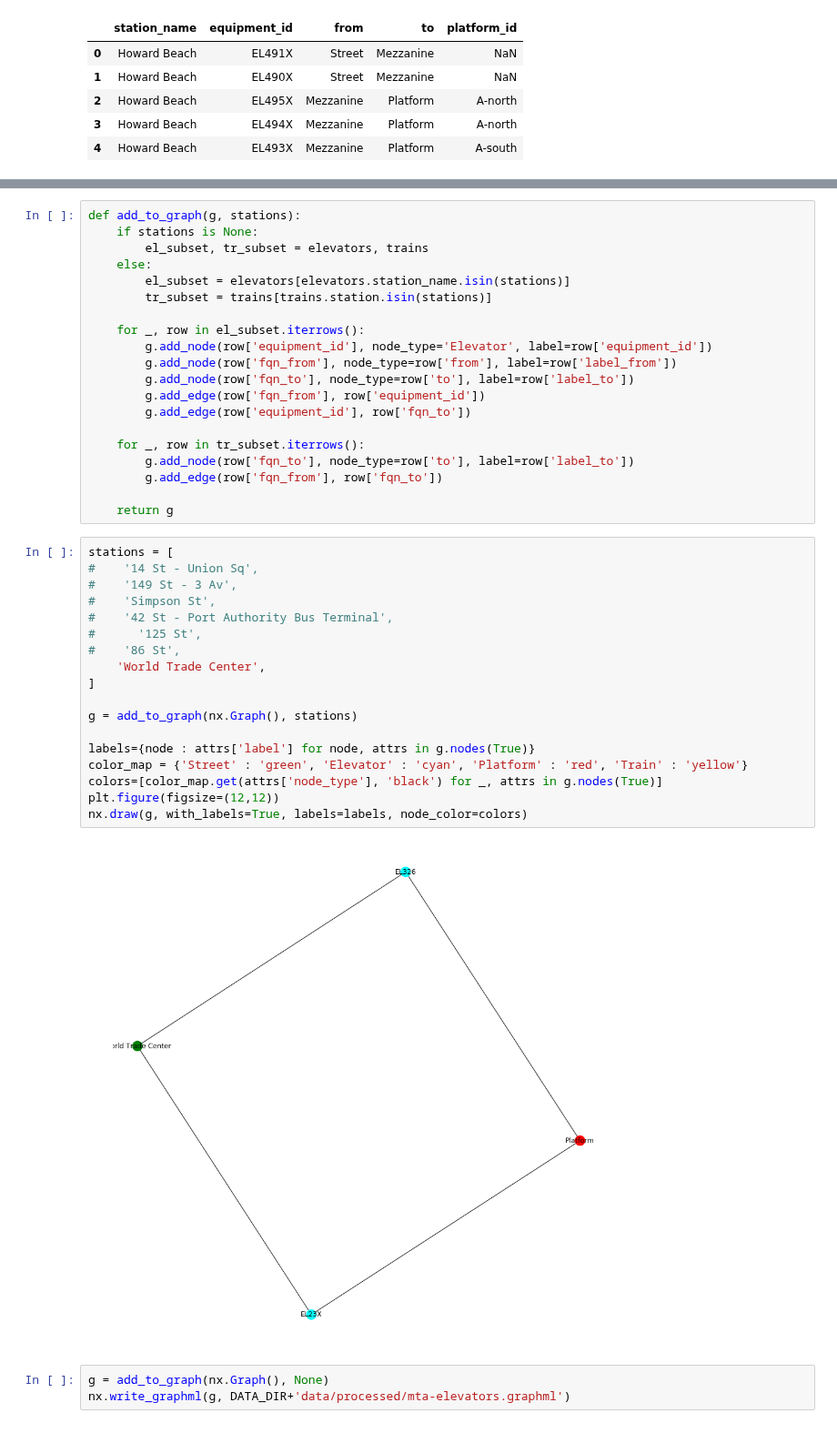
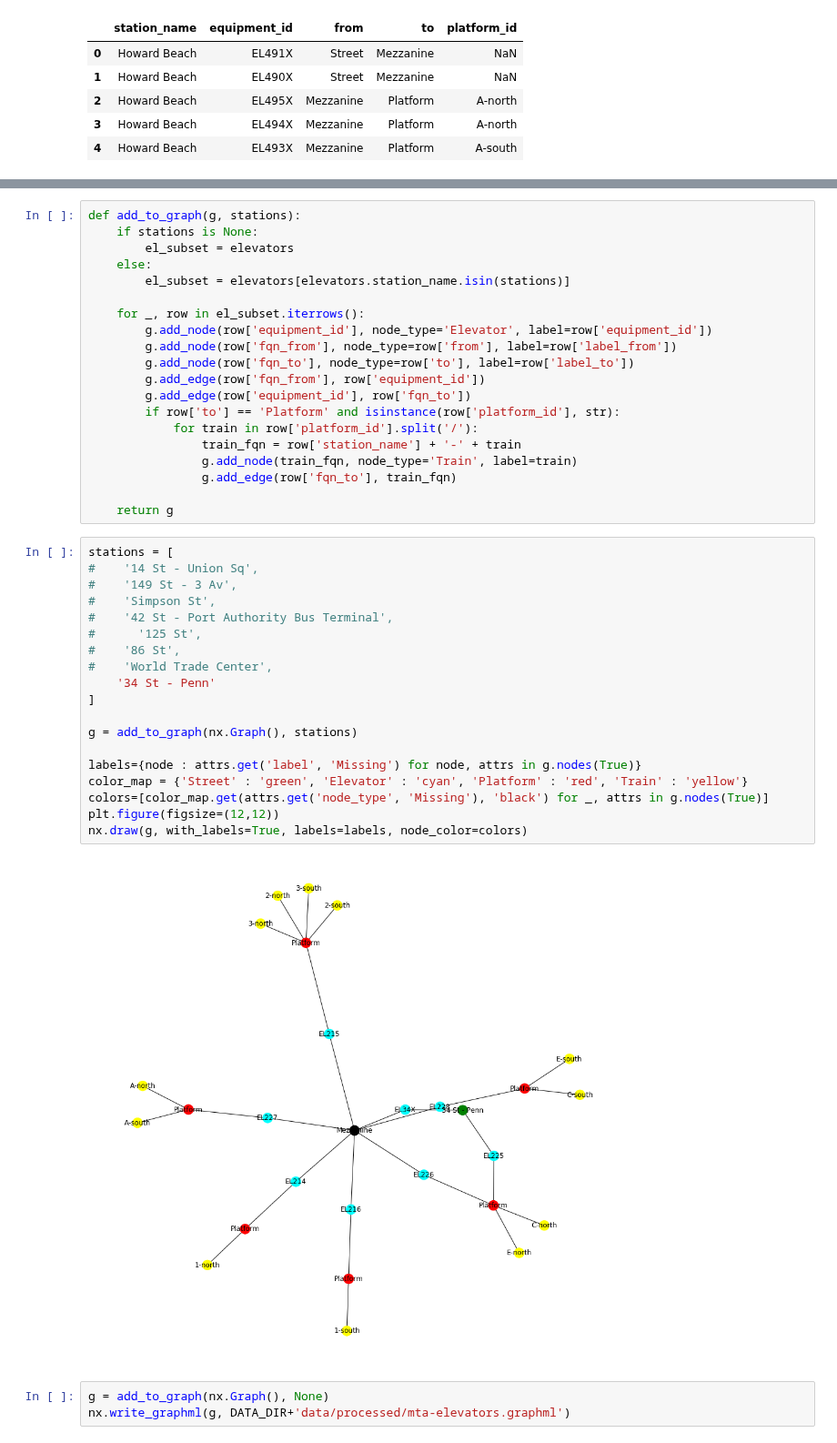
Before and after one commit to tsdataclinic/mta, a Jupyter notebook: notebooks/network/station-graph-maker.ipynb, the cells around one changed output, grey strips where cells are left out. Shown at 91% size. Saved outputs shown, nothing was run; the diff lists cells and outputs as text.

Commit message:
Parse train names from platform_id

```diff
--- a/notebooks/network/station-graph-maker.ipynb
+++ b/notebooks/network/station-graph-maker.ipynb
@@ -181,10 +150,9 @@ trains
 # %%
 def add_to_graph(g, stations):
     if stations is None:
-        el_subset, tr_subset = elevators, trains
+        el_subset = elevators
     else:
         el_subset = elevators[elevators.station_name.isin(stations)]
-        tr_subset = trains[trains.station.isin(stations)]
 
     for _, row in el_subset.iterrows():
         g.add_node(row['equipment_id'], node_type='Elevator', label=row['equipment_id'])
@@ -192,32 +160,34 @@ def add_to_graph(g, stations):
         g.add_node(row['fqn_to'], node_type=row['to'], label=row['label_to'])
         g.add_edge(row['fqn_from'], row['equipment_id'])
         g.add_edge(row['equipment_id'], row['fqn_to'])
-
-    for _, row in tr_subset.iterrows():
-        g.add_node(row['fqn_to'], node_type=row['to'], label=row['label_to'])
-        g.add_edge(row['fqn_from'], row['fqn_to'])
+        if row['to'] == 'Platform' and isinstance(row['platform_id'], str):
+            for train in row['platform_id'].split('/'):
+                train_fqn = row['station_name'] + '-' + train
+                g.add_node(train_fqn, node_type='Train', label=train)
+                g.add_edge(row['fqn_to'], train_fqn)
 
     return g
 # %%
 stations = [
 #    '14 St - Union Sq',
 #    '149 St - 3 Av',
 #    'Simpson St',
 #    '42 St - Port Authority Bus Terminal',
 #      '125 St',
 #    '86 St',
-    'World Trade Center',
+#    'World Trade Center',
+    '34 St - Penn'
 ]
 
 g = add_to_graph(nx.Graph(), stations)
 
-labels={node : attrs['label'] for node, attrs in g.nodes(True)}
+labels={node : attrs.get('label', 'Missing') for node, attrs in g.nodes(True)}
 color_map = {'Street' : 'green', 'Elevator' : 'cyan', 'Platform' : 'red', 'Train' : 'yellow'}
-colors=[color_map.get(attrs['node_type'], 'black') for _, attrs in g.nodes(True)]
+colors=[color_map.get(attrs.get('node_type', 'Missing'), 'black') for _, attrs in g.nodes(True)]
 plt.figure(figsize=(12,12))
 nx.draw(g, with_labels=True, labels=labels, node_color=colors)
 # %% [output]
-[figure, old version]
+[figure, new version]
 # %%
 g = add_to_graph(nx.Graph(), None)
 nx.write_graphml(g, DATA_DIR+'data/processed/mta-elevators.graphml')
```
Also changed, not shown: parts of 4 cells of this notebook.
